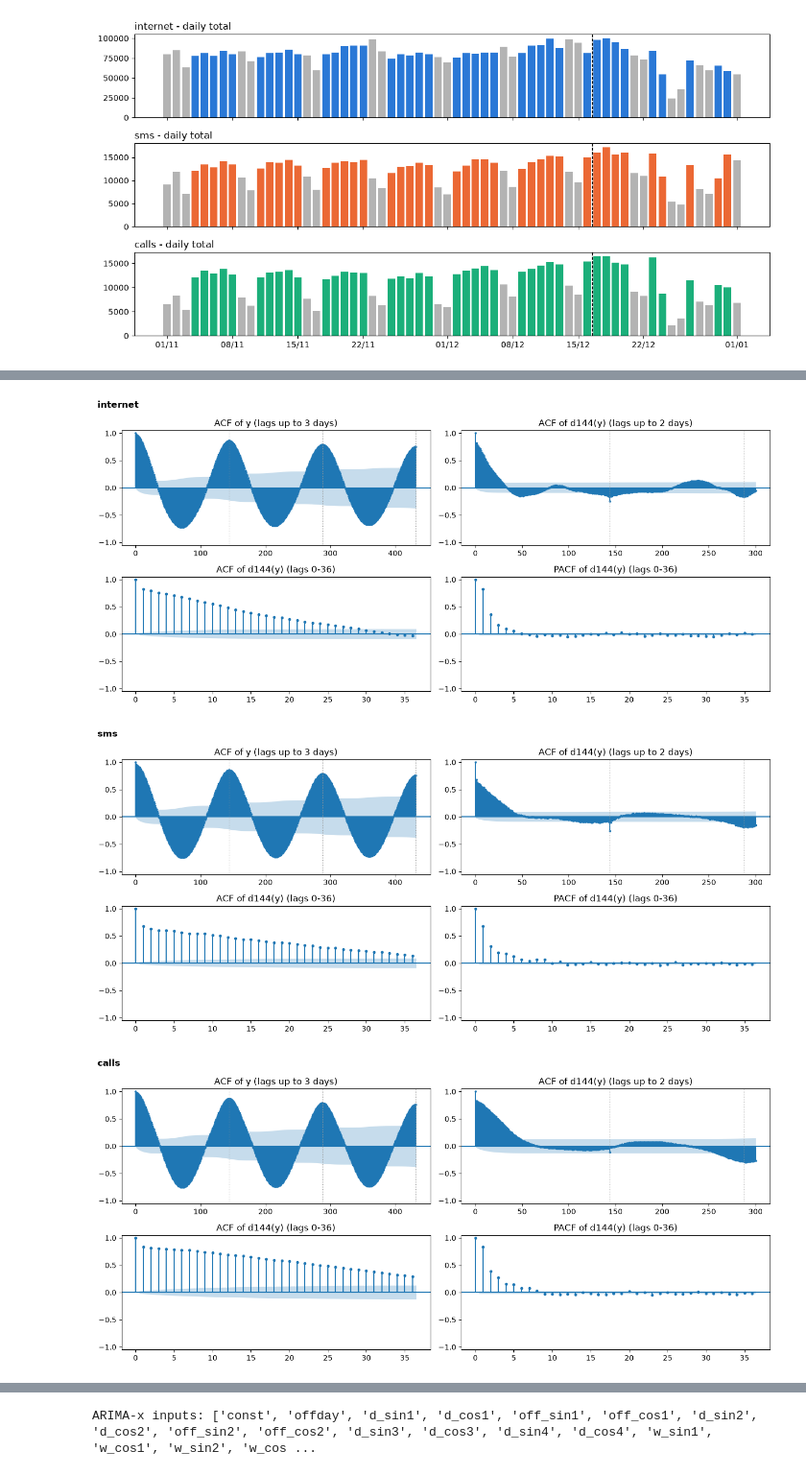
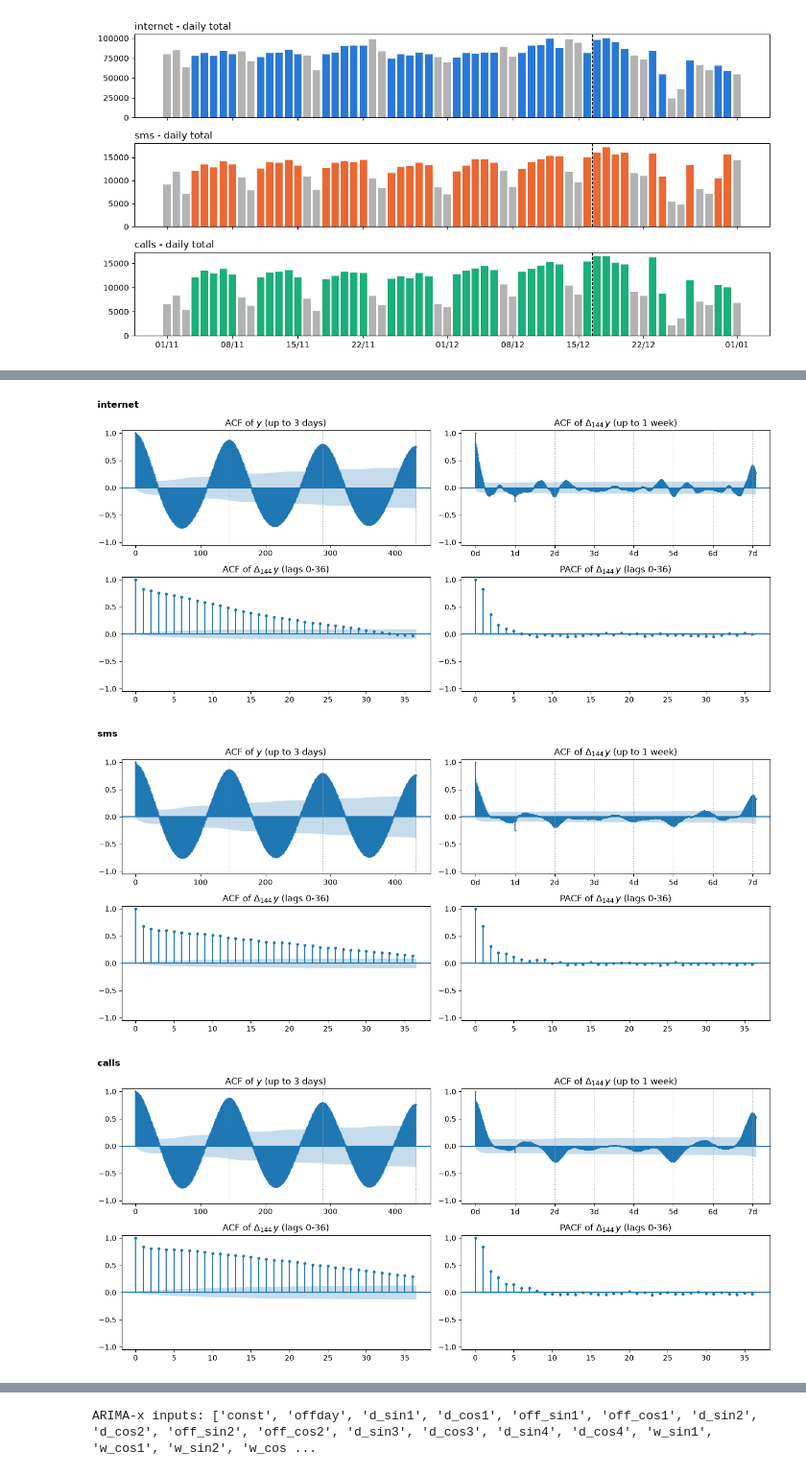
Before and after one commit to VasilisMylonas/5g-project, a Jupyter notebook: notebook.ipynb, the cells around one changed output, grey strips where cells are left out. Shown at 96% size. Saved outputs shown, nothing was run; the diff lists cells and outputs as text; code cells hidden in the pictures.

```diff
--- a/notebook.ipynb
+++ b/notebook.ipynb
@@ -241,14 +238,12 @@ Fourier περιόδου 1008 του ARIMA-x.
 # %%
 # Mean week (Monday to Sunday) on the train set, holidays left out. Band = one standard deviation
 wk = train[~train.index.normalize().isin(HOLIDAYS)]
-wk_slot = wk.index.dayofweek * SEASON + wk.index.hour * 6 + wk.index.minute // 10
-x = np.arange(7 * SEASON) / SEASON
+pos = wk.index.dayofweek + (wk.index.hour + wk.index.minute / 60) / 24   # position in the week, in days: 0 = Monday 00:00
 fig, axes = plt.subplots(3, 1, figsize=(12, 6), sharex=True)
 for ax, s in zip(axes, SERIES):
-    by_slot = wk[s].groupby(wk_slot)
-    mean, std = by_slot.mean().values, by_slot.std().values
-    ax.fill_between(x, mean - std, mean + std, color=COLOR[s], alpha=0.2, lw=0)
-    ax.plot(x, mean, color=COLOR[s])
+    g = wk[s].groupby(pos).agg(["mean", "std"])
+    ax.fill_between(g.index, g["mean"] - g["std"], g["mean"] + g["std"], color=COLOR[s], alpha=0.2, lw=0)
+    ax.plot(g.index, g["mean"], color=COLOR[s])
     ax.set_title(s, loc="left"); ax.grid(axis="x", color="0.85")
 axes[-1].set_xticks(range(7), ["Mon", "Tue", "Wed", "Thu", "Fri", "Sat", "Sun"], ha="left")
 axes[-1].set_xlim(0, 7)
@@ -261,15 +256,13 @@ fig.tight_layout(); plt.show()
 καθοδηγούν την επιλογή μοντέλου και δεν πρέπει να «δουν» το test.
 # %%
 # Mean daily profile per day type (train set only)
-tr = train.copy()
-tr["slot"] = tr.index.hour * 6 + tr.index.minute // 10
-tr["type"] = day_type(tr.index)
+key = [day_type(train.index), train.index.hour + train.index.minute / 60]   # day type, time of day in hours (13.5 = 13:30)
 names = {0: "Working day", 1: "Saturday", 2: "Sunday/holiday"}
-hours = np.arange(SEASON) / 6
+prof = train.groupby(key)[SERIES].mean()                # one mean daily profile per day type
 fig, axes = plt.subplots(1, 3, figsize=(13, 3.6))
 for ax, s in zip(axes, SERIES):
     for k in range(3):
-        ax.plot(hours, tr[tr["type"] == k].groupby("slot")[s].mean().values, label=names[k])
+        ax.plot(prof.loc[k, s], label=names[k])
     ax.set_title(s, loc="left"); ax.set_xlabel("hour"); ax.set_xticks(range(0, 25, 4))
 axes[0].legend()
 fig.tight_layout(); plt.show()
@@ -283,8 +276,7 @@ fig.tight_layout(); plt.show()
 daily = df.resample("D").sum()
 fig, axes = plt.subplots(3, 1, figsize=(12, 6), sharex=True)
 for ax, s in zip(axes, SERIES):
-    c = ["0.7" if (d.dayofweek >= 5 or d in HOLIDAYS) else COLOR[s] for d in daily.index]
-    ax.bar(daily.index, daily[s], color=c, width=0.8)
+    ax.bar(daily.index, daily[s], color=np.where(day_type(daily.index) > 0, "0.7", COLOR[s]).tolist(), width=0.8)
     ax.axvline(t_split - pd.Timedelta("12h"), color="k", ls="--", lw=1)
     ax.set_title(s + " - daily total", loc="left")
 axes[-1].xaxis.set_major_formatter(mdates.DateFormatter("%d/%m"))
@@ -529,12 +553,13 @@ def stationarity_table(y):
     for name, z in {"y": ys, "d1(y)": ys.diff(), "d144(y)": ys.diff(SEASON),
                     "d1(d144(y))": ys.diff(SEASON).diff()}.items():
         z = z.dropna().values
-        with warnings.catch_warnings():         # FutureWarnings + KPSS p-value outside the lookup table
-            warnings.simplefilter("ignore")
+        with warnings.catch_warnings(action="ignore"):   # FutureWarnings + KPSS p-value outside the lookup table
             adf_stat, adf_p, *_ = adfuller(z, autolag="AIC")
             kpss_stat, kpss_p, *_ = kpss(z, regression="c", nlags="auto")
         rows.append({"series": name, "ADF stat": adf_stat, "ADF p": adf_p,
-                     "KPSS stat": kpss_stat, "KPSS p": kpss_p,
+                     "KPSS stat": kpss_stat,
+                     # statsmodels caps the KPSS p-value to [0.01, 0.1]: show the cap as a bound
+                     "KPSS p": ">= 0.1" if kpss_p >= 0.1 else ("<= 0.01" if kpss_p <= 0.01 else f"{kpss_p:.3f}"),
                      "conclusion": "stationary" if (adf_p < 0.05 and kpss_p > 0.05) else
                                    ("ambiguous" if (adf_p < 0.05) == (kpss_p < 0.05) else "non-stationary")})
     return pd.DataFrame(rows)
@@ -632,25 +657,27 @@ $1/n$, δηλαδή τυπική απόκλιση $1/\sqrt{n}$. Μια κανο
 στην ACF και κρύβει τη βραχυπρόθεσμη δομή.
 # %%
-# y: daily seasonality? d144(y): what is left after removing it (p, q, P, Q)
+# y: daily seasonality? Delta_144 y: what is left after removing it (p, q, P, Q)
+WEEK = 7 * SEASON                                  # 1008 ten-minute steps
 for s in SERIES:
     y = pd.Series(Y[s][:n_train])
     ds = y.diff(SEASON).dropna()
     fig, axes = plt.subplots(2, 2, figsize=(13, 6))
-    plot_acf(y, lags=3 * SEASON, ax=axes[0, 0], markersize=2, title="ACF of y (lags up to 3 days)")
-    plot_acf(ds, lags=2 * SEASON + 12, ax=axes[0, 1], markersize=2, title="ACF of d144(y) (lags up to 2 days)")
-    plot_acf(ds, lags=36, ax=axes[1, 0], markersize=3, title="ACF of d144(y) (lags 0-36)")
-    plot_pacf(ds, lags=36, ax=axes[1, 1], markersize=3, method="ywm", title="PACF of d144(y) (lags 0-36)")
+    plot_acf(y, lags=3 * SEASON, ax=axes[0, 0], markersize=2, title=r"ACF of $y$ (up to 3 days)")
+    plot_acf(ds, lags=WEEK + 12, ax=axes[0, 1], markersize=1, title=r"ACF of $\Delta_{144}\,y$ (up to 1 week)")
+    plot_acf(ds, lags=36, ax=axes[1, 0], markersize=3, title=r"ACF of $\Delta_{144}\,y$ (lags 0-36)")
+    plot_pacf(ds, lags=36, ax=axes[1, 1], markersize=3, method="ywm", title=r"PACF of $\Delta_{144}\,y$ (lags 0-36)")
     for ax in axes.flat:
         ax.set_ylim(-1.05, 1.05)
-    for ax in axes[0]:
+    for ax in axes[0]:                             # dotted lines: same time 1, 2, 3, ... days earlier
         for k in range(SEASON, int(ax.get_xlim()[1]), SEASON):
             ax.axvline(k, color="0.6", ls=":", lw=0.8)
+    axes[0, 1].set_xticks(range(0, WEEK + 1, SEASON), [f"{d}d" for d in range(8)])
     fig.suptitle(s, x=0.01, ha="left", fontweight="bold")
     fig.tight_layout(); plt.show()
 # %% [output]
-[figure, old version]
+[figure, new version]
-[figure, old version]
+[figure, new version]
-[figure, old version]
+[figure, new version]
 # %% [markdown]
 #### Ερμηνεία των ACF / PACF
 
```
Also changed, not shown: parts of 77 cells of this notebook.
